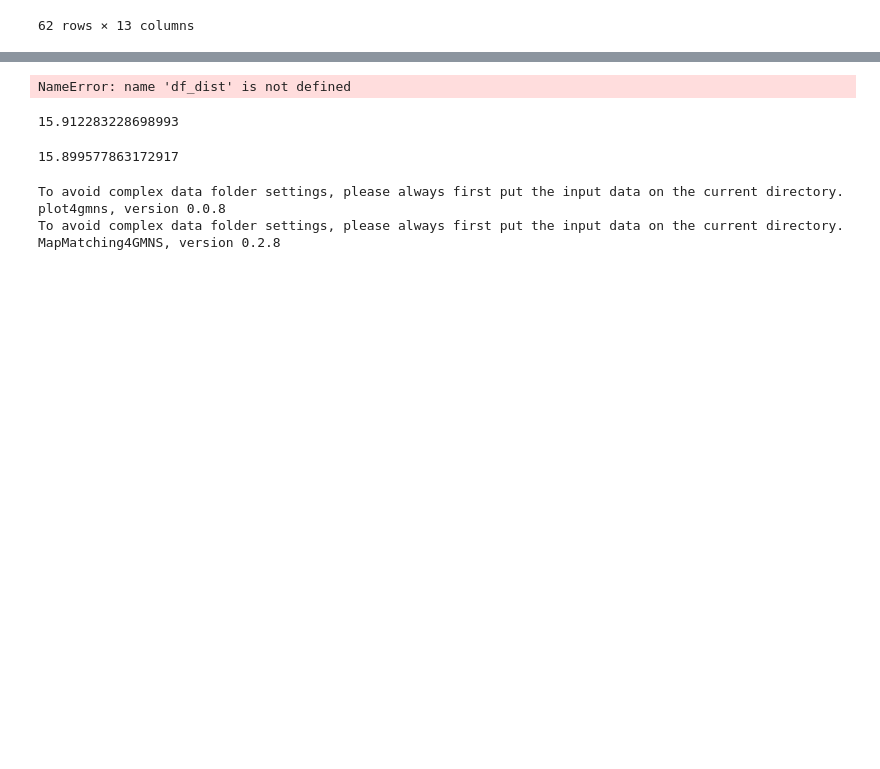
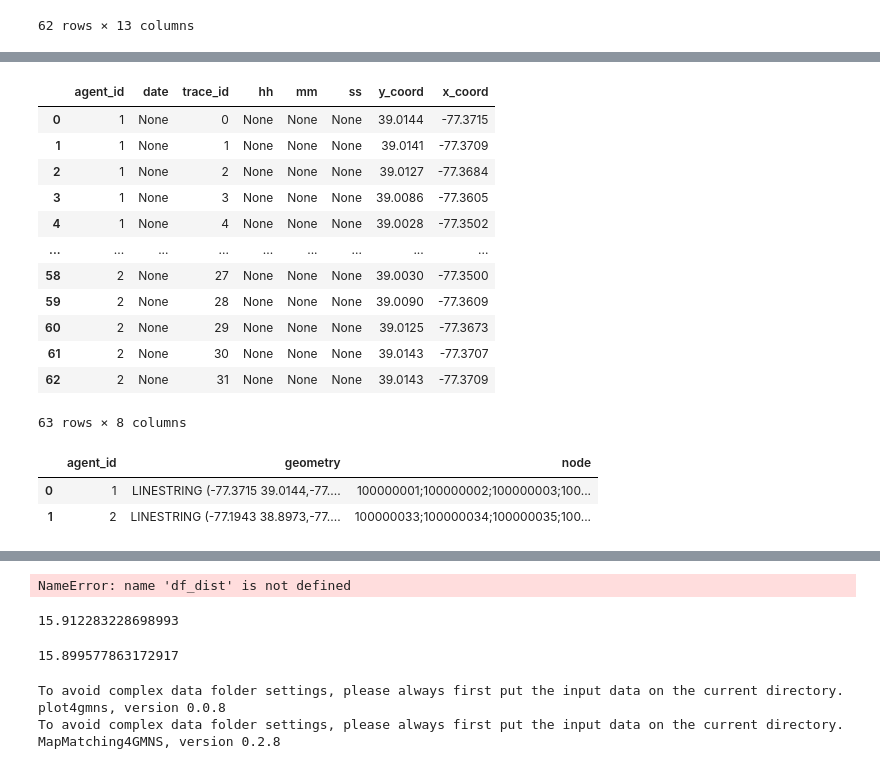
Before and after one commit to chrisyangsong/TMC2GMNS, a Jupyter notebook: tmc2gmns.ipynb, the cells around one changed output, grey strips where cells are left out. Cells and saved outputs as stored; diff of their text form; code cells hidden in the pictures; blank space fills up the shorter version.

Commit message:
trace_csv

```diff
--- a/tmc2gmns.ipynb
+++ b/tmc2gmns.ipynb
@@ -621,16 +588,3 @@ link_performance_csv
 | 17854 | 110+05711_WESTBOUND | 48.0 | 100000062 | 100000063 | 2015-04-01T23:55 | None | 0.00537754 | 41 | ... |
 | 17855 | 110P05711_WESTBOUND | 48.1 | 100000063 | 100000064 | None | None | None | None | ... |
 17856 rows × 12 columns
-# %%
-j = 0
-gp = reading.groupby('measurement_tstamp')
-for key, form in gp:
-    print(key)
-    for i in link_csv.index:
-        form_selected = form[form['_vatmc_code']==link_csv['name'][i]]
-        if len(form_selected)>0:
-            j += 1
-        else:
-            print(link_csv['name'][i])
-    break
-j
@@ -675,0 +663,16 @@ link_csv
+# %%
+trace_csv
+# %% [output]
+|  | agent_id | date | trace_id | hh | mm | ss | y_coord | x_coord |
+| 0 | 1 | None | 0 | None | None | None | 39.0144 | -77.3715 |
+| 1 | 1 | None | 1 | None | None | None | 39.0141 | -77.3709 |
+| 2 | 1 | None | 2 | None | None | None | 39.0127 | -77.3684 |
+| 3 | 1 | None | 3 | None | None | None | 39.0086 | -77.3605 |
+| 4 | 1 | None | 4 | None | None | None | 39.0028 | -77.3502 |
+| ... | ... | ... | ... | ... | ... | ... | ... | ... |
+| 58 | 2 | None | 27 | None | None | None | 39.0030 | -77.3500 |
+| 59 | 2 | None | 28 | None | None | None | 39.0090 | -77.3609 |
+| 60 | 2 | None | 29 | None | None | None | 39.0125 | -77.3673 |
+| 61 | 2 | None | 30 | None | None | None | 39.0143 | -77.3707 |
+| 62 | 2 | None | 31 | None | None | None | 39.0143 | -77.3709 |
+63 rows × 8 columns
@@ -676,3 +721,9 @@ link_csv
+# %%
+input_agent_csv
+# %% [output]
+|  | agent_id | geometry | node |
+| 0 | 1 | LINESTRING (-77.3715 39.0144,-77.... | 100000001;100000002;100000003;100... |
+| 1 | 2 | LINESTRING (-77.1943 38.8973,-77.... | 100000033;100000034;100000035;100... |
 # %%
 from math import sin, cos, sqrt, atan2, radians
 def distance_cal(lat1,lon1,lat2,lon2):
```
Also changed, not shown: parts of 10 cells of this notebook, 3 other files.
